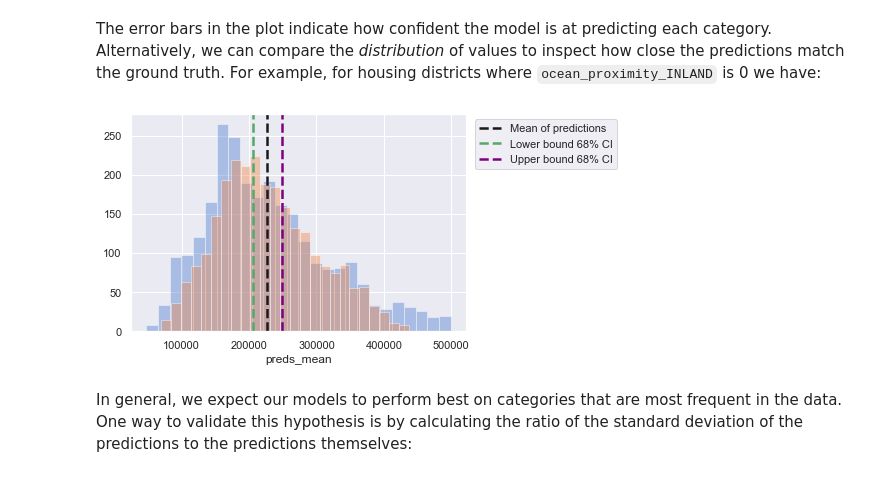
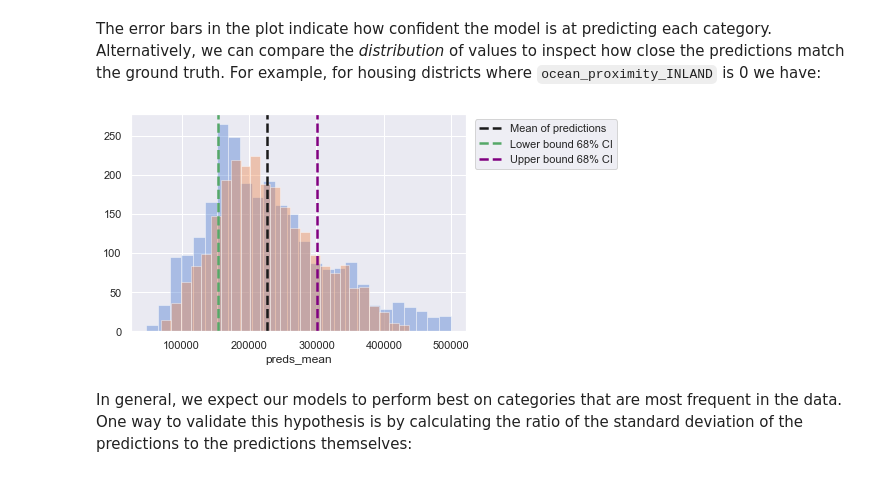
Before and after one commit to lvwerra/dslectures, a Jupyter notebook: notebooks/_lesson07_solutions.ipynb, the cells around one changed output. Drawn from its saved outputs; the diff is of its cells as text; code cells hidden in the pictures.

```diff
--- a/notebooks/_lesson07_solutions.ipynb
+++ b/notebooks/_lesson07_solutions.ipynb
@@ -239,38 +239,38 @@ The error bars in the plot indicate how confident the model is at predicting eac
 # %%
 sample = valid_copy.copy().loc[valid_copy["ocean_proximity_INLAND"] == 0]
 sample_mean = sample['preds_mean'].mean()
-sample_std = sample['preds_std'].std()
+sample_std = sample['preds_mean'].std()
 lower_bound = sample_mean - sample_std
 upper_bound = sample_mean + sample_std
 
 sns.distplot(
     sample["median_house_value"], kde=False,
 )
 sns.distplot(sample["preds_mean"], kde=False)
 plt.axvline(
     x=sample_mean,
     linestyle="--",
     linewidth=2.5,
     label="Mean of predictions",
     c="k",
 )
 plt.axvline(
     x=lower_bound,
     linestyle="--",
     linewidth=2.5,
     label="Lower bound 68% CI",
     c="g",
 )
 plt.axvline(
     x=upper_bound,
     linestyle="--",
     linewidth=2.5,
     label="Upper bound 68% CI",
     c="purple",
 )
 plt.legend(bbox_to_anchor=(1.01, 1), loc="upper left");
 # %% [output]
-[figure, old version]
+[figure, new version]
 # %% [markdown]
 In general, we expect our models to perform best on categories that are most frequent in the data. One way to validate this hypothesis is by calculating the ratio of the standard deviation of the predictions to the predictions themselves:
 # %%
```
Also changed, not shown: parts of 2 cells of this notebook, 5 other files.
